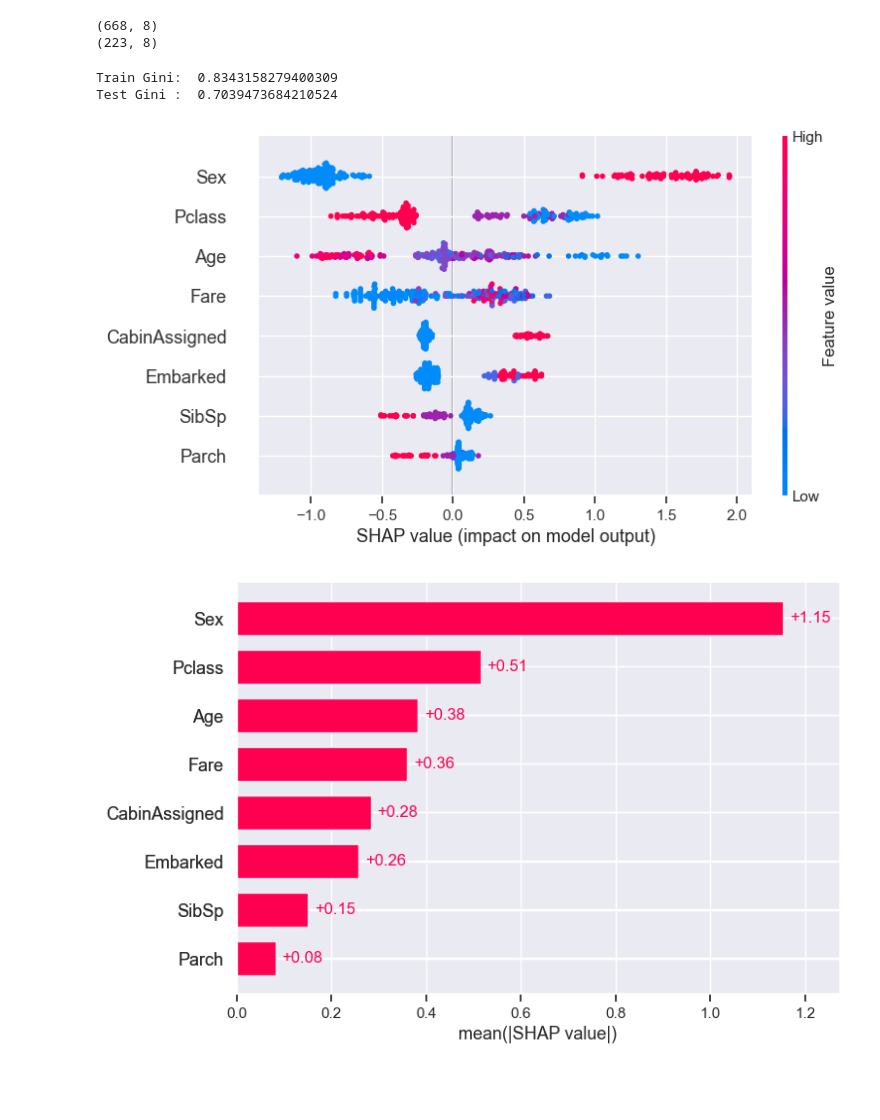
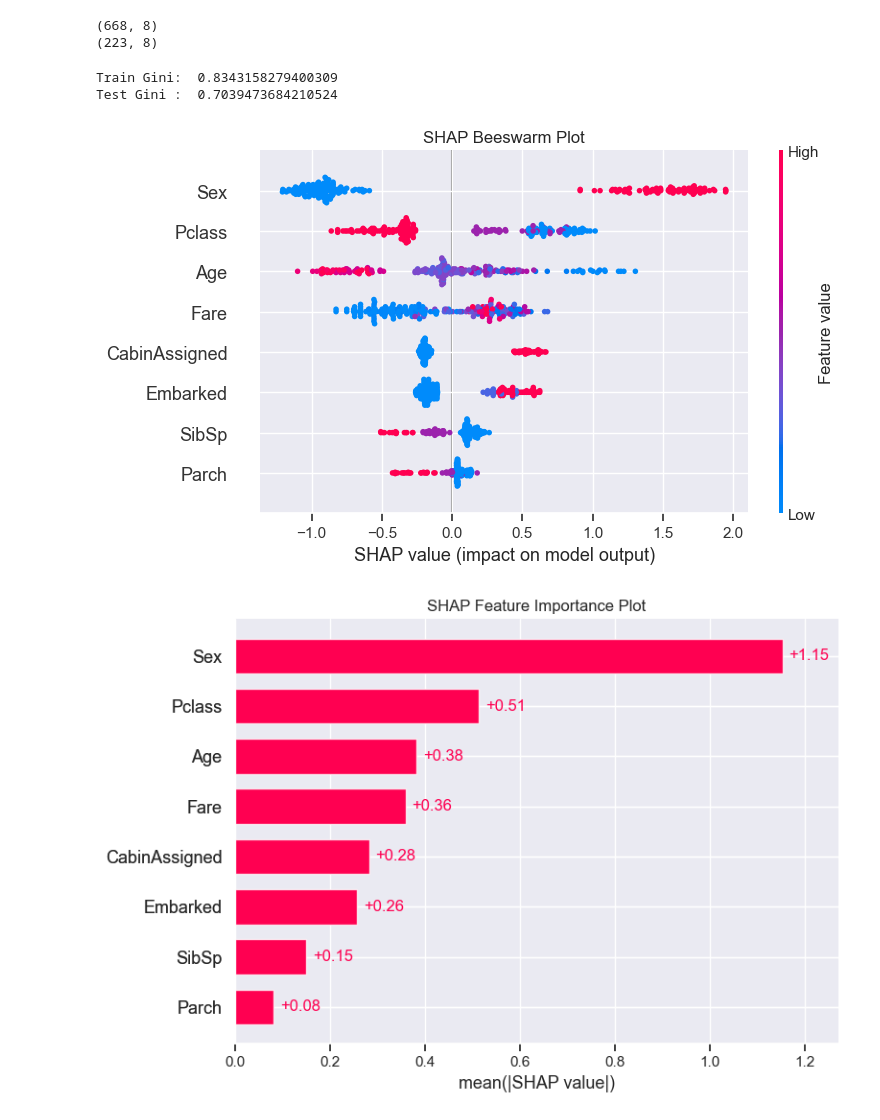
Before and after one commit to MarkThackham/MarkThackham.github.io, a Jupyter notebook: Portfolio/machine-learning/recursive-feature-elimination/machine-learning-recursive-feature-elimination.ipynb, the cells around one changed output. Saved outputs shown, nothing was run; the diff lists cells and outputs as text; code cells hidden in the pictures; blank space fills up the shorter version.

```diff
--- a/Portfolio/machine-learning/recursive-feature-elimination/machine-learning-recursive-feature-elimination.ipynb
+++ b/Portfolio/machine-learning/recursive-feature-elimination/machine-learning-recursive-feature-elimination.ipynb
@@ -187,34 +187,43 @@ print(X_test.shape)
 # %%
 #================================================================================
 # Step 6: XGboost Baseline Model
 model_xgb = XGBClassifier(seed=1023, objective ='binary:logistic', eval_metric='auc', n_estimators=10000, eta=0.001, max_depth=3, min_child_weight=5, subsample=0.5, colsample_bytree=0.5, grow_policy='lossguide')
 model_xgb.fit(X_train, y_train)
 
 pred_xgb_train=model_xgb.predict_proba(X_train)[:,1]
 pred_xgb_test =model_xgb.predict_proba(X_test)[:,1]
 
 print(f'Train Gini: ', roc_auc_score(y_true=y_train, y_score=pred_xgb_train)*2-1)
 print(f'Test Gini : ', roc_auc_score(y_true=y_test, y_score=pred_xgb_test  )*2-1)
 
 # SHAP Values
 explainer = shap.TreeExplainer(model_xgb)
 shap_values = explainer(X_test)
 
 # Beeswarm
-shap.plots.beeswarm(shap_values)
+shap.plots.beeswarm(shap_values, show=False)
+plt.title('SHAP Beeswarm Plot')
+plt.tight_layout()
+plt.savefig("recursive-feature-elimination-beeswarm.png", dpi=300)
+plt.show()
 
 # Feature importance
-shap.plots.bar(shap_values)
+shap.plots.bar(shap_values, show=False)
+plt.title('SHAP Feature Importance Plot')
+plt.tight_layout()
+plt.savefig("recursive-feature-elimination-feature-importance.png", dpi=300)
+plt.show()
 
 # Feature importance Data Frame
-FeatImp=pd.DataFrame({'Features': X_test.columns, 'SHAP Importance' : np.abs(shap_values.values).mean(axis=0)}).sort_values('SHAP Importance', ascending=False)
-display(FeatImp)
+FeatImp=pd.DataFrame({'Features': X_test.columns,
+                      'SHAP Importance' : np.abs(shap_values.values).mean(axis=0)})\
+                      .sort_values('SHAP Importance', ascending=False)
 #================================================================================
 # %% [output]
 Train Gini:  0.8343158279400309
 Test Gini :  0.7039473684210524
-[figure, old version]
+[figure, new version]
-[figure, old version]
+[figure, new version]
 |  | Features | SHAP Importance |
 | 1 | Sex | 1.153370 |
 | 0 | Pclass | 0.514468 |
```
Also changed, not shown: parts of 3 cells of this notebook, 3 other files.
